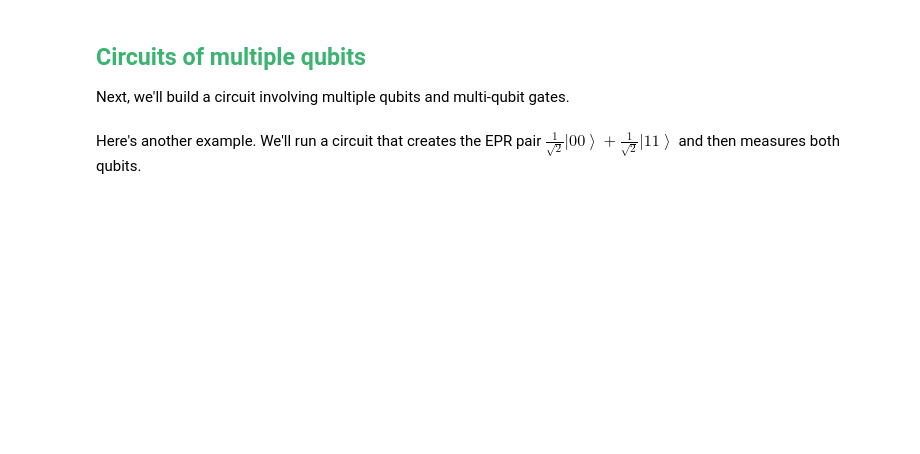
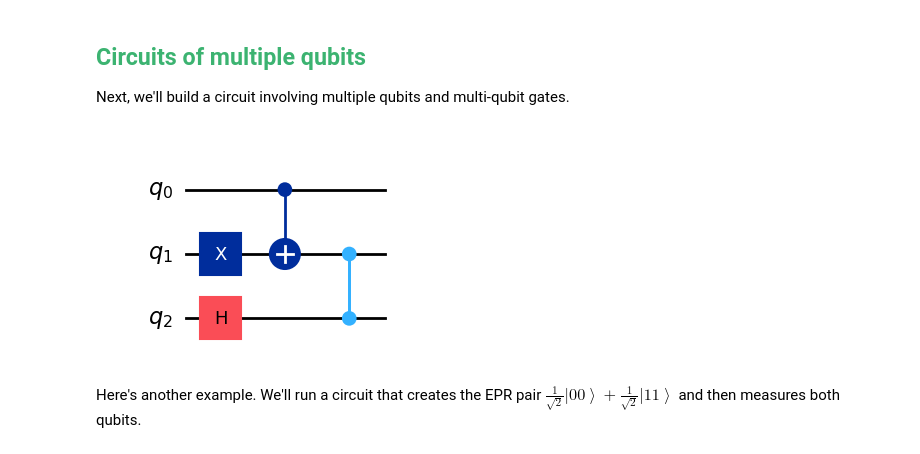
Before and after one commit to ardroc92/493Q, a Jupyter notebook: First_quantum_program.ipynb, the cells around one changed output. Saved outputs shown, nothing was run; the diff lists cells and outputs as text; code cells hidden in the pictures; blank space fills up the shorter version.

```diff
--- a/First_quantum_program.ipynb
+++ b/First_quantum_program.ipynb
@@ -107,17 +117,21 @@ circ.draw(output="mpl")
 
 Next, we'll build a circuit involving multiple qubits and multi-qubit gates.
 # %%
-circ = QuantumCircuit(3)  # the first argument specifies that we are building a circuit of 3 qubits.
+circ = QuantumCircuit(
+    3
+)  # the first argument specifies that we are building a circuit of 3 qubits.
 
 circ.h(2)  # Adds a Hadamard on the third qubit (Python starts counting from zero..)
 
 circ.x(1)  # Adds a Pauli X on the second qubit
 
 circ.cx(0, 1)  # Adds a CNOT gate on control qubit 0 and target qubit 1.
 
 circ.cz(1, 2)  # Adds a Controlled-Z gate on control qubit 1 and target qubit 2.
 
 circ.draw(output="mpl")
+# %% [output]
+[figure, added]
 # %% [markdown]
 Here's another example. We'll run a circuit that creates the EPR pair $\frac{1}{\sqrt{2}}\left| 00 \right\rangle + \frac{1}{\sqrt{2}}\left| 11 \right\rangle$ and then measures both qubits.
 # %%
```
Also changed, not shown: parts of 19 cells of this notebook.
